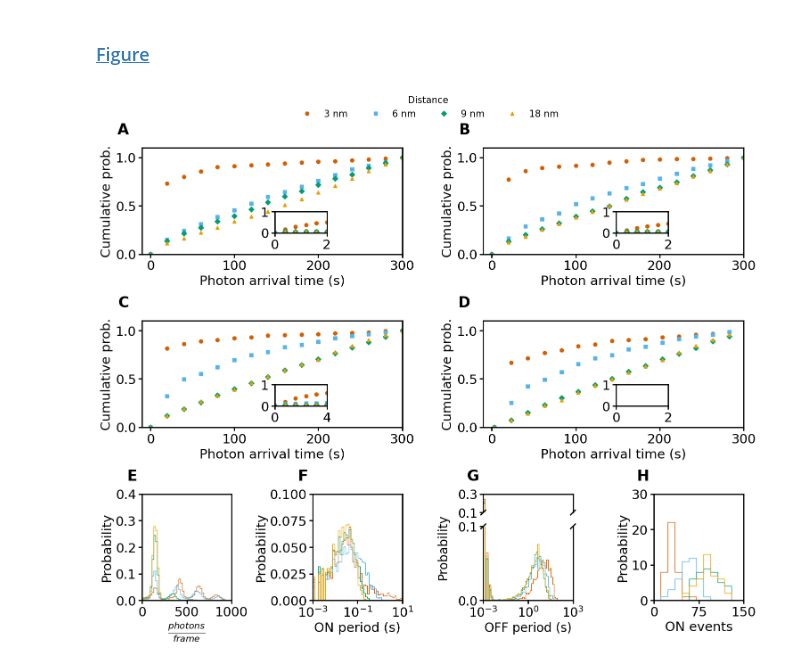
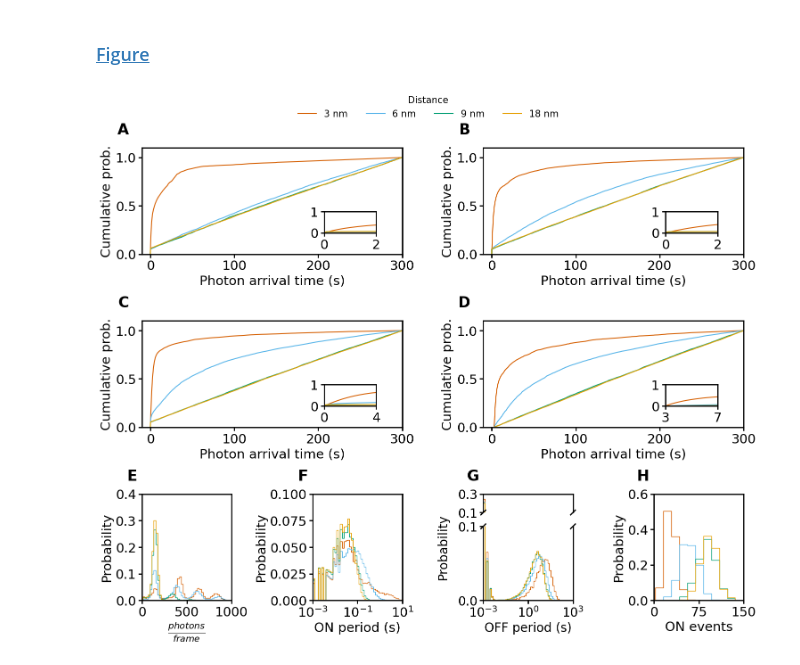
Before and after one commit to super-resolution/Fluopy, a Jupyter notebook: notebooks/Chapter_I/0_4_multi_f_PFA/multi_f_PFA.ipynb, the cells around one changed output. Drawn from its saved outputs; the diff is of its cells as text; code cells hidden in the pictures.

```diff
--- a/notebooks/Chapter_I/0_4_multi_f_PFA/multi_f_PFA.ipynb
+++ b/notebooks/Chapter_I/0_4_multi_f_PFA/multi_f_PFA.ipynb
@@ -49,7 +51,6 @@ reading_from = r"D:\python_output\Chapter_I\0_4_multi_f_PFA"
 distances = [3, 6, 9, 18]
 identifiers = [f"{distance}nm" for distance in distances]
 fingerprints_2f_all = []
-parameters_2f_all = []
 for i, id in enumerate(identifiers):
     fingerprints_2f_all.append(
         pd.Series(
@@ -58,22 +59,17 @@ for i, id in enumerate(identifiers):
             dtype=np.int32,
         )
     )
-    parameters_2f_all.append([])
     for file in glob.glob(reading_from + "/2F/*"):
         if file.endswith(".parquet") and id in file:
             fingerprints_2f_all[i] += pd.read_parquet(file).sum(axis=1)
     fingerprint = fingerprints_2f_all[i].cumsum() / fingerprints_2f_all[i].sum()
     fingerprints_2f_all[i] = fingerprint
-    for file in glob.glob(reading_from + "/2F/fitting_parameters/*"):
-        if file.endswith(".npy") and id in file:
-            parameters_2f_all[i] = np.load(file)
 # %% [markdown]
 #### <a id='toc1_1_1_2_'></a>[3 Fluorophores](#toc0_)
 # %%
 distances = [3, 6, 9, 18]
 identifiers = [f"{distance}nm" for distance in distances]
 fingerprints_3f_all = []
-parameters_3f_all = []
 for i, id in enumerate(identifiers):
     fingerprints_3f_all.append(
         pd.Series(
@@ -82,15 +78,11 @@ for i, id in enumerate(identifiers):
             dtype=np.int32,
         )
     )
-    parameters_3f_all.append([])
     for file in glob.glob(reading_from + "/3F/*"):
         if file.endswith(".parquet") and id in file:
             fingerprints_3f_all[i] += pd.read_parquet(file).sum(axis=1)
     fingerprint = fingerprints_3f_all[i].cumsum() / fingerprints_3f_all[i].sum()
     fingerprints_3f_all[i] = fingerprint
-    # for file in glob.glob(reading_from + "/3F/fitting_parameters/*"):
-    #     if file.endswith(".npy") and id in file:
-    #         parameters_3f_all[i] = np.load(file)
 # %% [markdown]
 #### <a id='toc1_1_1_3_'></a>[4 fluorophores](#toc0_)
 # %%
@@ -170,6 +168,14 @@ intensities_4f_all = [np.array(intensities) for intensities in intensities_4f_al
 weights_intensities_4f = [
     np.ones_like(intensities) / len(intensities) for intensities in intensities_4f_all
 ]
+
+number_ON_periods_4f_all = [
+    np.array(number_ON_periods) for number_ON_periods in number_ON_periods_4f_all
+]
+weights_number_ON_periods = [
+    np.ones_like(number_ON_periods) / number_ON_periods.size
+    for number_ON_periods in number_ON_periods_4f_all
+]
 # %% [markdown]
 ### <a id='toc1_2_2_'></a>[Figure](#toc0_)
 # %%
@@ -184,42 +190,24 @@ def plot_figure3(
     ax,
     labels,
     data,
-    fit,
-    legendtitle,
     xlim2,
     ylim2,
-    spacing2,
     inset_x_ticks,
     colors=colors,
-    num_f=2,
 ):
-    markers = ["o", "s", "D", "^"]
-    x = np.linspace(0, 300, 1000)
-    spacing1 = 20000
-    if num_f == 4:
-        use_function = dist.ps_fingerprint_cdf_4f
-    elif num_f == 2:
-        use_function = dist.ps_fingerprint_cdf_2f
     description = dict(
         ylabel="Cumulative prob.",
         xlabel="Photon arrival time (s)",
         xlim=[-10, 300],
         ylim=[0, 1.1],
     )
-    for fingerprint, parameters, label, color, marker in zip(
-        data, fit, labels, colors, markers
-    ):
+    for fingerprint, label, color in zip(data, labels, colors):
         fi.universal_figure(
-            data=[fingerprint.index[::spacing1], fingerprint[::spacing1]],
+            data=[fingerprint.index, fingerprint],
             label=label,
             color=color,
-            marker=marker,
-            linestyle="",
-            axes=ax,
-        )
-        fi.universal_figure(
-            data=[x, use_function(x, *parameters, domain=(x[0], x[-1]))],
-            color=color,
+            marker=None,
+            linestyle="-",
             axes=ax,
         )
     fi.universal_figure(
@@ -227,22 +215,14 @@ def plot_figure3(
         **description,
     )
 
-    inset = ax.inset_axes([0.51, 0.2, 0.2, 0.2], xlim=(0, xlim2), ylim=(0, ylim2))
-    for fingerprint, parameters, label, color, marker in zip(
-        data, fit, labels, colors, markers
-    ):
+    inset = ax.inset_axes([0.7, 0.2, 0.2, 0.2], xlim=xlim2, ylim=(0, ylim2))
+    for fingerprint, label, color in zip(data, labels, colors):
         fi.universal_figure(
-            data=[fingerprint.index[::spacing2], fingerprint[::spacing2]],
+            data=[fingerprint.index, fingerprint],
             axes=inset,
             label=label,
             color=color,
-            marker=marker,
-            linestyle="",
-        )
-        fi.universal_figure(
-            data=[x, use_function(x, *parameters, domain=(x[0], x[-1]))],
-            color=color,
-            axes=inset,
+            linestyle="-",
         )
     inset.set_ylabel("")
     inset.set_xlabel("")
@@ -261,14 +241,9 @@ plot_figure3(
     ax1,
     labels1,
     fingerprints_2f_all,
-    [[], [], [], []],
-    parameters_2f_all,
-    legendtitle1,
-    2,
+    (0, 2),
     1,
-    400,
     [0, 2],
-    num_f=2,
 )
 
 ax2 = fig.add_subplot(gs[0, 2:])
@@ -276,14 +251,9 @@ plot_figure3(
     ax2,
     labels1,
     fingerprints_3f_all,
-    [[], [], [], []],
-    parameters_3f_all,
-    legendtitle1,
-    2,
+    (0, 2),
     1,
-    400,
     [0, 2],
-    num_f=3,
 )
 
 ax3 = fig.add_subplot(gs[1, 0:2])
@@ -291,14 +261,9 @@ plot_figure3(
     ax3,
     labels1,
     fingerprints_4f_all,
-    [[], [], [], []],
-    parameters_4f_all,
-    legendtitle1,
-    4,
+    (0, 4),
     1,
-    800,
     [0, 4],
-    num_f=4,
 )
 
 ax4 = fig.add_subplot(gs[1, 2:])
@@ -306,14 +271,9 @@ plot_figure3(
     ax4,
     labels1,
     fingerprints_4f_all_truncated,
-    [[], [], [], []],
-    parameters_4f_all,
-    legendtitle1,
-    2,
+    (3, 7),
     1,
-    400,
-    [0, 2],
-    num_f=4,
+    [3, 7],
 )
 
 ax5 = fig.add_subplot(gs[2, 0])
@@ -392,8 +352,9 @@ fi.universal_figure(
     ylabel="Probability",
     xlabel="ON events",
     xlim=[0, 150],
-    ylim=[0, 30],
+    ylim=[0, 0.6],
     xticks=[0, 75, 150],
+    weights=list(reversed(weights_number_ON_periods)),
 )
 
 letters = ["A", "B", "C", "D", "E", "F", "G", "H"]
@@ -409,31 +370,31 @@ for i, axis in enumerate(axes):
         letters[j],
         transform=axis.transAxes,
         fontsize=24,
         fontweight="bold",
         va="bottom",
         ha="right",
     )
     j += 1
 
 handles, labels = axes[0].get_legend_handles_labels()
 fig.legend(
     handles,
     labels,
     loc="upper center",
     ncol=4,
     bbox_to_anchor=(0.5, 1.05),
     frameon=False,
     title="Distance",
     title_fontsize=15,
     fontsize=15,
 )
 fig.tight_layout()
 for handle in bax7.diag_handles:
     handle.remove()
 bax7.draw_diags()
 
 fig.savefig(
     reading_from + r"\multi_f_PFA.png", dpi=300, bbox_inches="tight", pad_inches=0.1
 )
 # %% [output]
-[figure, old version]
+[figure, new version]
```
Also changed, not shown: parts of 2 cells of this notebook, 30 other files.
